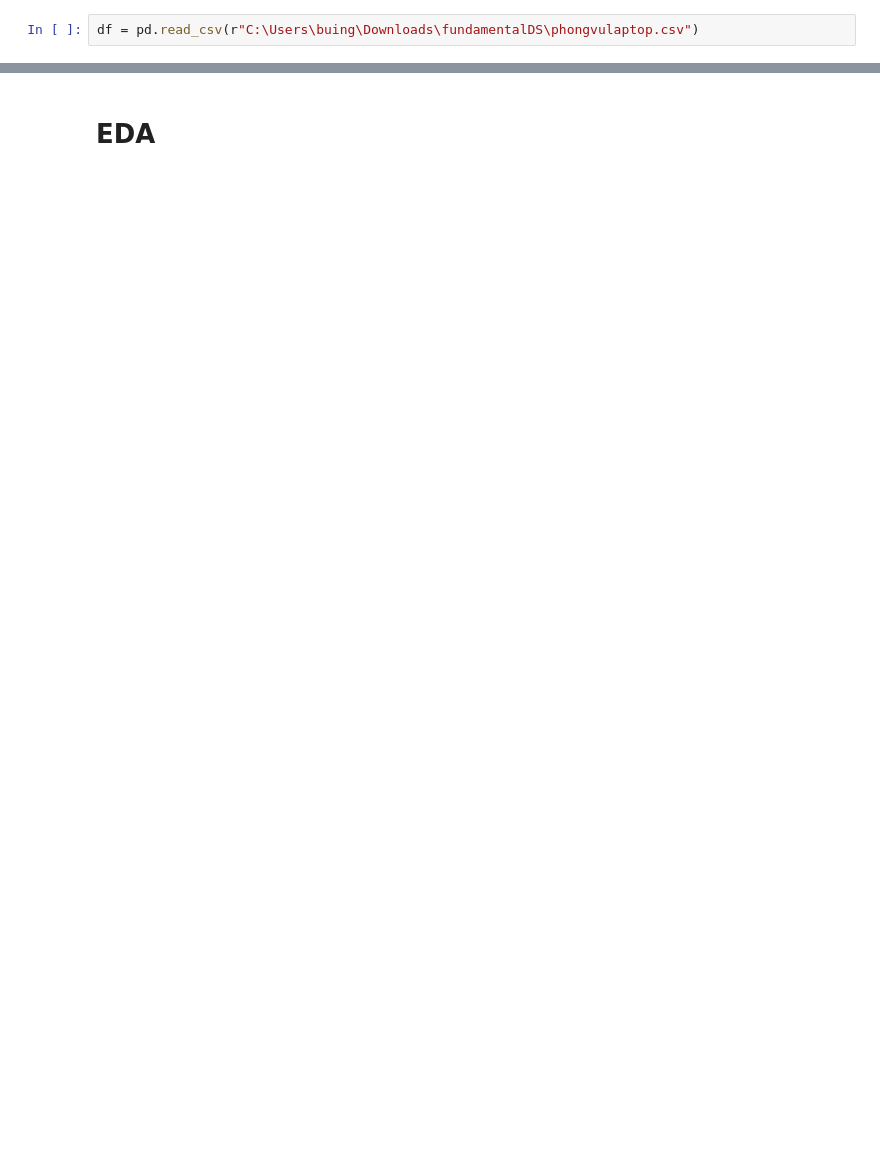
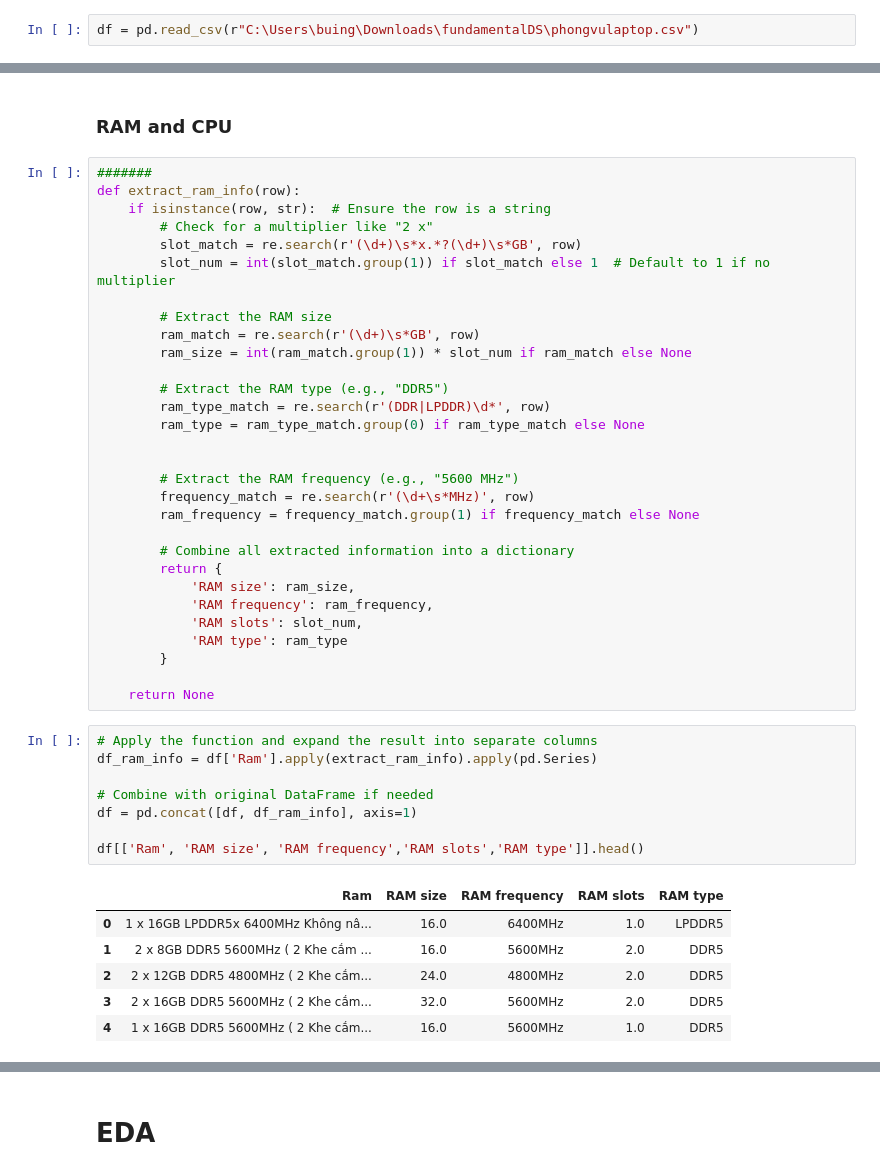
Before and after one commit to hoenizhuyn/laptop_scraping_analysis, a Jupyter notebook: preprocess.ipynb, the cells around one changed output, grey strips where cells are left out. Drawn from its saved outputs; the diff is of its cells as text; blank space fills up the shorter version.

```diff
--- a/preprocess.ipynb
+++ b/preprocess.ipynb
@@ -186,0 +331,47 @@ use_df['Pin'] = use_df['Pin'].astype(float)
+# %% [markdown]
+### RAM and CPU
+# %%
+#######
+def extract_ram_info(row):
+    if isinstance(row, str):  # Ensure the row is a string
+        # Check for a multiplier like "2 x"
+        slot_match = re.search(r'(\d+)\s*x.*?(\d+)\s*GB', row)
+        slot_num = int(slot_match.group(1)) if slot_match else 1  # Default to 1 if no multiplier
+
+        # Extract the RAM size
+        ram_match = re.search(r'(\d+)\s*GB', row)
+        ram_size = int(ram_match.group(1)) * slot_num if ram_match else None
+
+        # Extract the RAM type (e.g., "DDR5")
+        ram_type_match = re.search(r'(DDR|LPDDR)\d*', row)
+        ram_type = ram_type_match.group(0) if ram_type_match else None
+
+
+        # Extract the RAM frequency (e.g., "5600 MHz")
+        frequency_match = re.search(r'(\d+\s*MHz)', row)
+        ram_frequency = frequency_match.group(1) if frequency_match else None
+
+        # Combine all extracted information into a dictionary
+        return {
+            'RAM size': ram_size,
+            'RAM frequency': ram_frequency,
+            'RAM slots': slot_num,
+            'RAM type': ram_type
+        }
+
+    return None
+# %%
+# Apply the function and expand the result into separate columns
+df_ram_info = df['Ram'].apply(extract_ram_info).apply(pd.Series)
+
+# Combine with original DataFrame if needed
+df = pd.concat([df, df_ram_info], axis=1)
+
+df[['Ram', 'RAM size', 'RAM frequency','RAM slots','RAM type']].head()
+# %% [output]
+|  | Ram | RAM size | RAM frequency | RAM slots | RAM type |
+| 0 | 1 x 16GB LPDDR5x 6400MHz Không nâ... | 16.0 | 6400MHz | 1.0 | LPDDR5 |
+| 1 | 2 x 8GB DDR5 5600MHz ( 2 Khe cắm ... | 16.0 | 5600MHz | 2.0 | DDR5 |
+| 2 | 2 x 12GB DDR5 4800MHz ( 2 Khe cắm... | 24.0 | 4800MHz | 2.0 | DDR5 |
+| 3 | 2 x 16GB DDR5 5600MHz ( 2 Khe cắm... | 32.0 | 5600MHz | 2.0 | DDR5 |
+| 4 | 1 x 16GB DDR5 5600MHz ( 2 Khe cắm... | 16.0 | 5600MHz | 1.0 | DDR5 |
```
Also changed, not shown: parts of 49 cells of this notebook, 1 other file.
